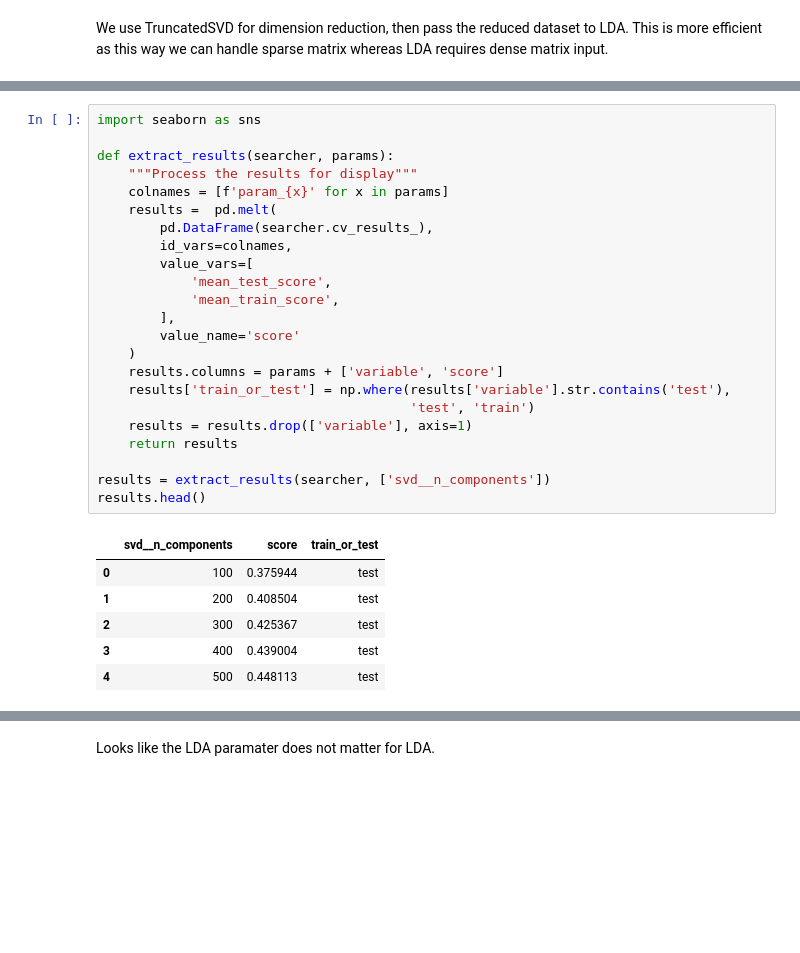
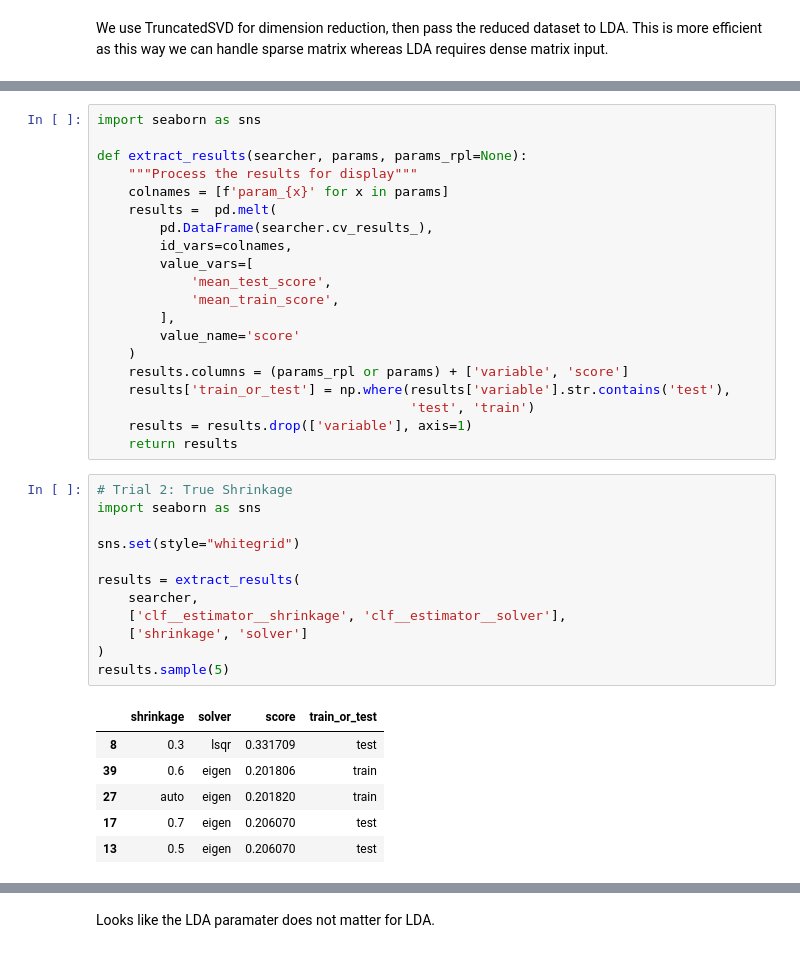
Before and after one commit to ktmud/fsauor2018, a Jupyter notebook: notebooks/2.1.2 Fine Tuning (LDA).ipynb, the cells around one changed output, grey strips where cells are left out. Saved outputs shown, nothing was run; the diff lists cells and outputs as text; blank space fills up the shorter version.

```diff
--- a/notebooks/2.1.2 Fine Tuning (LDA).ipynb
+++ b/notebooks/2.1.2 Fine Tuning (LDA).ipynb
@@ -174,7 +149,7 @@ pd.DataFrame(searcher.cv_results_)
 # %%
 import seaborn as sns
 
-def extract_results(searcher, params):
+def extract_results(searcher, params, params_rpl=None):
     """Process the results for display"""
     colnames = [f'param_{x}' for x in params]
     results =  pd.melt(
@@ -186,18 +161,27 @@ def extract_results(searcher, params):
         ],
         value_name='score'
     )
-    results.columns = params + ['variable', 'score']
+    results.columns = (params_rpl or params) + ['variable', 'score']
     results['train_or_test'] = np.where(results['variable'].str.contains('test'),
                                         'test', 'train')
     results = results.drop(['variable'], axis=1)
     return results
-
-results = extract_results(searcher, ['svd__n_components'])
-results.head()
-# %% [output]
-|  | svd__n_components | score | train_or_test |
-| 0 | 100 | 0.375944 | test |
-| 1 | 200 | 0.408504 | test |
-| 2 | 300 | 0.425367 | test |
-| 3 | 400 | 0.439004 | test |
-| 4 | 500 | 0.448113 | test |
+# %%
+# Trial 2: True Shrinkage
+import seaborn as sns
+
+sns.set(style="whitegrid")
+
+results = extract_results(
+    searcher,
+    ['clf__estimator__shrinkage', 'clf__estimator__solver'],
+    ['shrinkage', 'solver']
+)
+results.sample(5)
+# %% [output]
+|  | shrinkage | solver | score | train_or_test |
+| 8 | 0.3 | lsqr | 0.331709 | test |
+| 39 | 0.6 | eigen | 0.201806 | train |
+| 27 | auto | eigen | 0.201820 | train |
+| 17 | 0.7 | eigen | 0.206070 | test |
+| 13 | 0.5 | eigen | 0.206070 | test |
```
Also changed, not shown: parts of 10 cells of this notebook, 29 other files.
